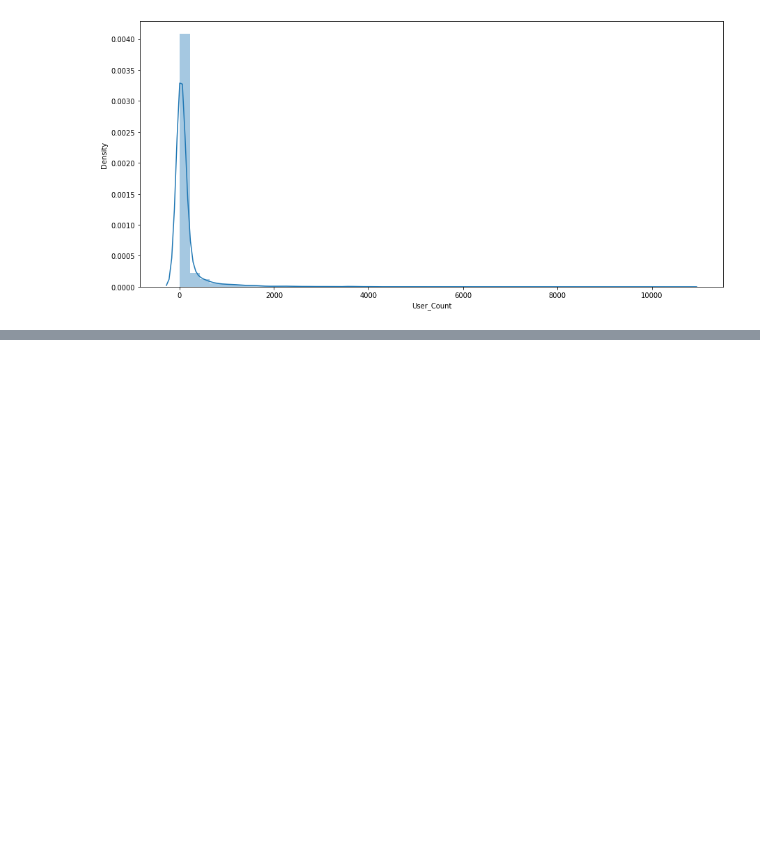
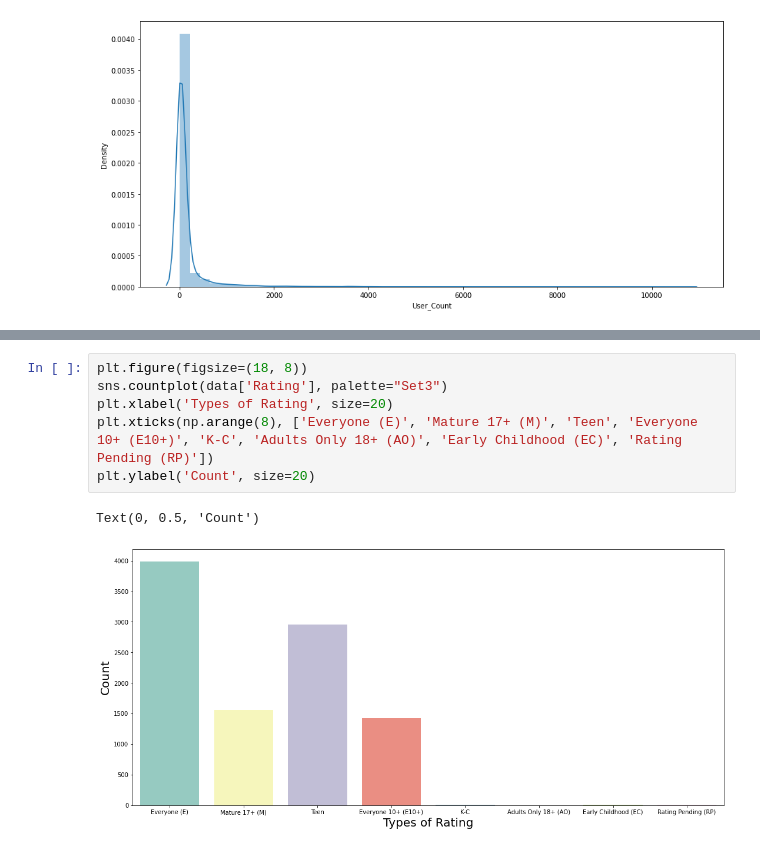
Before and after one commit to rushikeshnaik779/EDA, a Jupyter notebook: Video_Games_Sales.ipynb, the cells around one changed output, grey strips where cells are left out. Cells and saved outputs as stored; diff of their text form; blank space fills up the shorter version.

```diff
--- a/Video_Games_Sales.ipynb
+++ b/Video_Games_Sales.ipynb
@@ -266,0 +320,9 @@ plt.show()
+# %%
+plt.figure(figsize=(18, 8))
+sns.countplot(data['Rating'], palette="Set3")
+plt.xlabel('Types of Rating', size=20)
+plt.xticks(np.arange(8), ['Everyone (E)', 'Mature 17+ (M)', 'Teen', 'Everyone 10+ (E10+)', 'K-C', 'Adults Only 18+ (AO)', 'Early Childhood (EC)', 'Rating Pending (RP)'])
+plt.ylabel('Count', size=20)
+# %% [output]
+Text(0, 0.5, 'Count')
+[figure, added]
```
Also changed, not shown: parts of 12 cells of this notebook.
